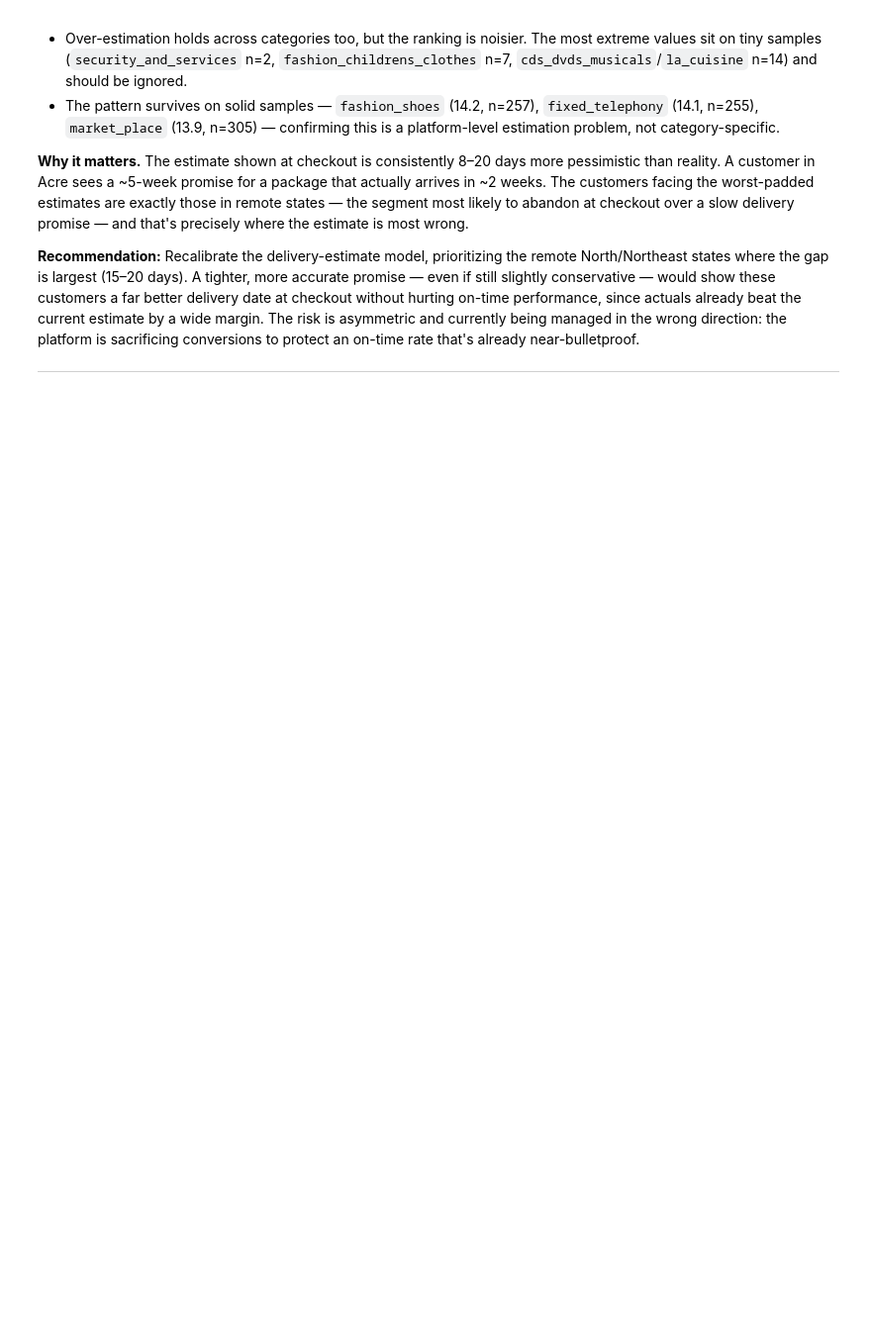
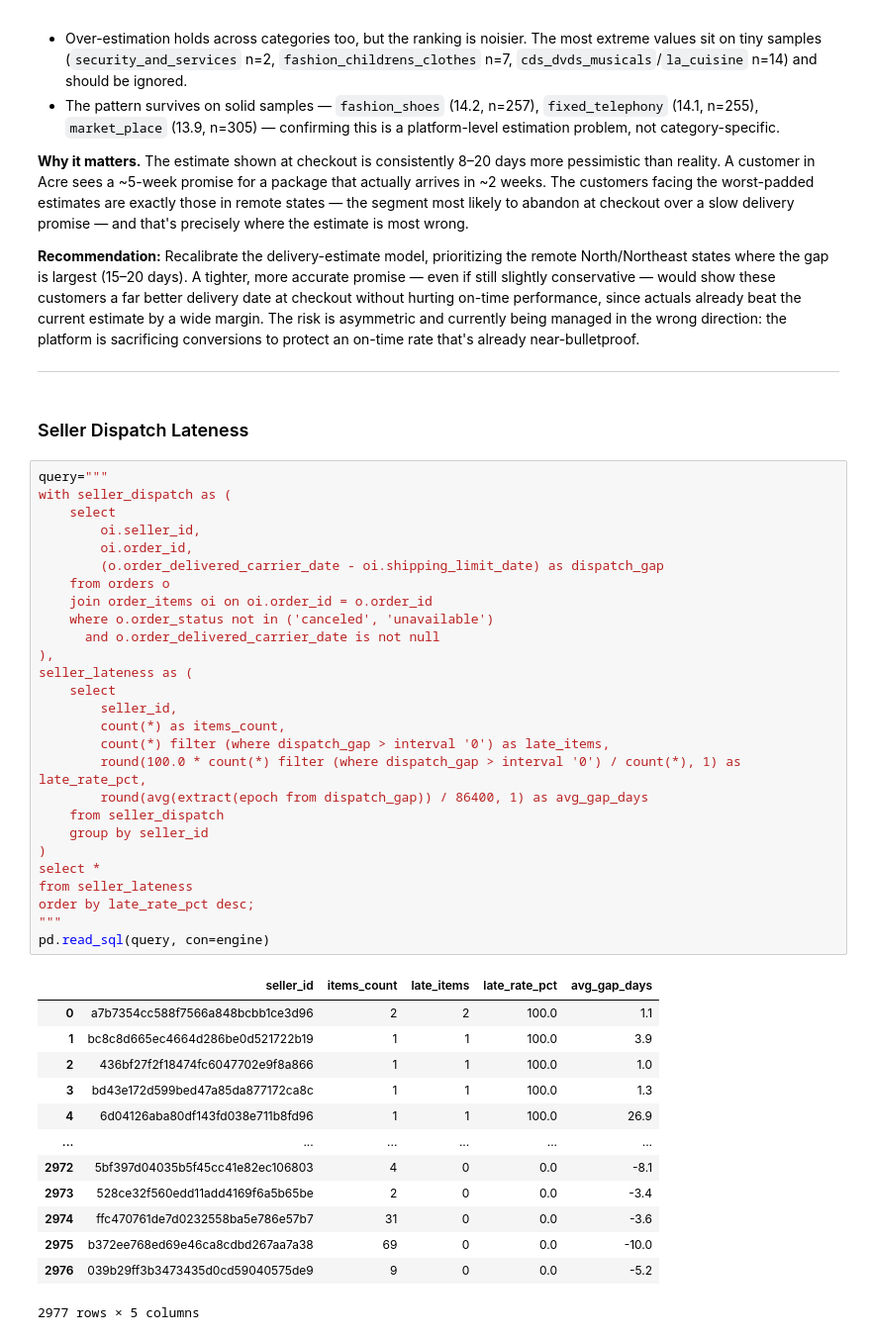
Before and after one commit to henrynasr/Olist-Data-Analysis, a Jupyter notebook: olist_analysis.ipynb, the cells around one changed output. Shown at 99% size. Cells and saved outputs as stored; diff of their text form; blank space fills up the shorter version.

```diff
--- a/olist_analysis.ipynb
+++ b/olist_analysis.ipynb
@@ -1430,3 +1589,46 @@ Compared the promised delivery date (`order_estimated_delivery_date`) against th
 **Recommendation:** Recalibrate the delivery-estimate model, prioritizing the remote North/Northeast states where the gap is largest (15–20 days). A tighter, more accurate promise — even if still slightly conservative — would show these customers a far better delivery date at checkout without hurting on-time performance, since actuals already beat the current estimate by a wide margin. The risk is asymmetric and currently being managed in the wrong direction: the platform is sacrificing conversions to protect an on-time rate that's already near-bulletproof.
 
 ---
+# %% [markdown]
+### Seller Dispatch Lateness
+# %%
+query="""
+with seller_dispatch as (
+    select
+        oi.seller_id,
+        oi.order_id,
+        (o.order_delivered_carrier_date - oi.shipping_limit_date) as dispatch_gap
+    from orders o
+    join order_items oi on oi.order_id = o.order_id
+    where o.order_status not in ('canceled', 'unavailable')
+      and o.order_delivered_carrier_date is not null
+),
+seller_lateness as (
+    select
+        seller_id,
+        count(*) as items_count,
+        count(*) filter (where dispatch_gap > interval '0') as late_items,
+        round(100.0 * count(*) filter (where dispatch_gap > interval '0') / count(*), 1) as late_rate_pct,
+        round(avg(extract(epoch from dispatch_gap)) / 86400, 1) as avg_gap_days
+    from seller_dispatch
+    group by seller_id
+)
+select *
+from seller_lateness
+order by late_rate_pct desc;
+"""
+pd.read_sql(query, con=engine)
+# %% [output]
+|  | seller_id | items_count | late_items | late_rate_pct | avg_gap_days |
+| 0 | a7b7354cc588f7566a848bcbb1ce3d96 | 2 | 2 | 100.0 | 1.1 |
+| 1 | bc8c8d665ec4664d286be0d521722b19 | 1 | 1 | 100.0 | 3.9 |
+| 2 | 436bf27f2f18474fc6047702e9f8a866 | 1 | 1 | 100.0 | 1.0 |
+| 3 | bd43e172d599bed47a85da877172ca8c | 1 | 1 | 100.0 | 1.3 |
+| 4 | 6d04126aba80df143fd038e711b8fd96 | 1 | 1 | 100.0 | 26.9 |
+| ... | ... | ... | ... | ... | ... |
+| 2972 | 5bf397d04035b5f45cc41e82ec106803 | 4 | 0 | 0.0 | -8.1 |
+| 2973 | 528ce32f560edd11add4169f6a5b65be | 2 | 0 | 0.0 | -3.4 |
+| 2974 | ffc470761de7d0232558ba5e786e57b7 | 31 | 0 | 0.0 | -3.6 |
+| 2975 | b372ee768ed69e46ca8cdbd267aa7a38 | 69 | 0 | 0.0 | -10.0 |
+| 2976 | 039b29ff3b3473435d0cd59040575de9 | 9 | 0 | 0.0 | -5.2 |
+2977 rows × 5 columns
```
Also changed, not shown: parts of 37 cells of this notebook.
